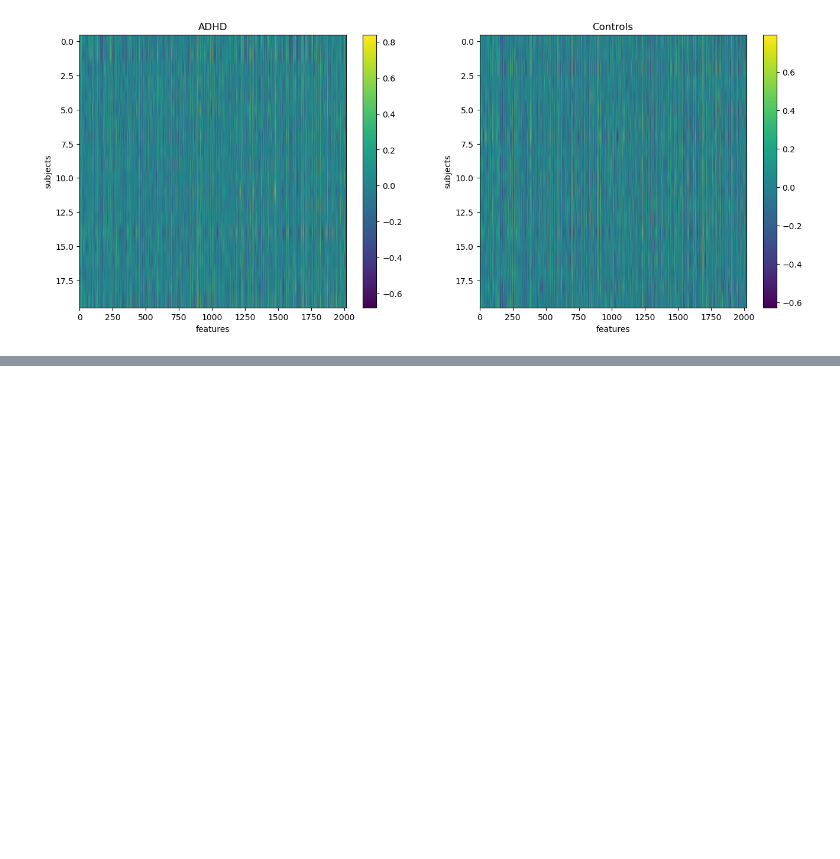
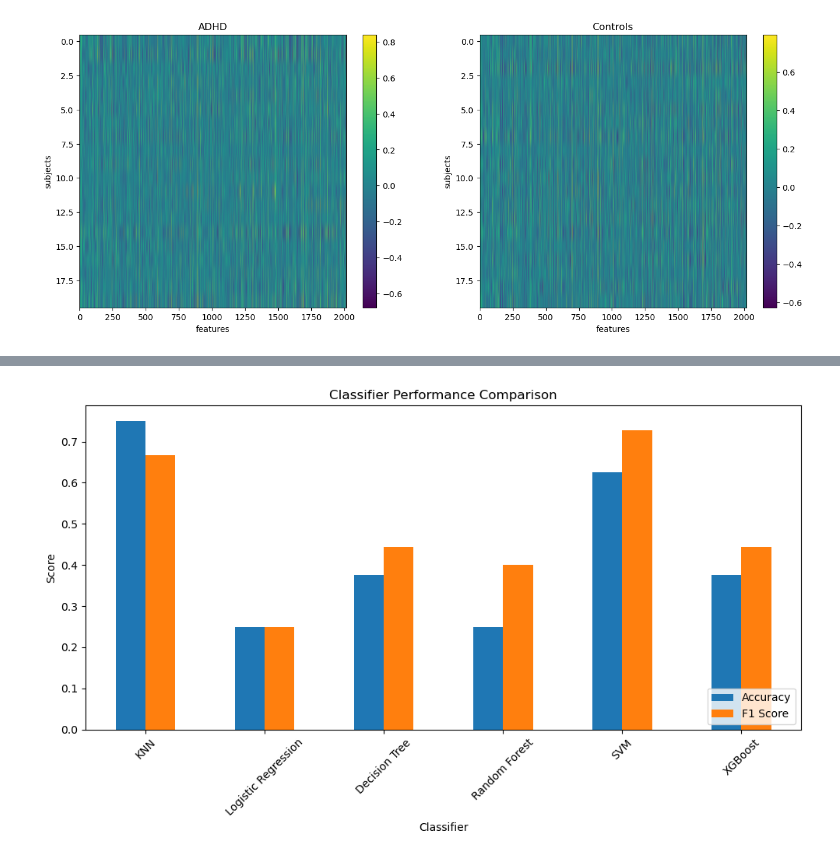
Before and after one commit to psy3019-6973-2026/Nguyen_ProjetFinal, a Jupyter notebook: projet_final.ipynb, the cells around one changed output, grey strips where cells are left out. Saved outputs shown, nothing was run; the diff lists cells and outputs as text; code cells hidden in the pictures; blank space fills up the shorter version.

```diff
--- a/projet_final.ipynb
+++ b/projet_final.ipynb
@@ -304,0 +327,10 @@ Text(0, 0.5, 'subjects')
+# %%
+# Initialize classifiers
+classifiers = {
+    "KNN": KNeighborsClassifier(n_neighbors=5),
+    "Logistic Regression": LogisticRegression(),
+    "Decision Tree": DecisionTreeClassifier(),
+    "Random Forest": RandomForestClassifier(),
+    "SVM": SVC(),
+    "XGBoost": xgb.XGBClassifier(objective='binary:logistic', eval_metric='logloss')
+}
@@ -304,0 +384,17 @@ Text(0, 0.5, 'subjects')
+# %%
+# Create a DataFrame from results
+results_df = pd.DataFrame(results).T
+
+# Plot accuracy and F1 score for each model
+results_df.plot(kind='bar', figsize=(10, 6))
+plt.title('Classifier Performance Comparison')
+plt.xlabel('Classifier')
+plt.ylabel('Score')
+plt.xticks(rotation=45)
+plt.legend(loc='lower right')
+plt.tight_layout()
+
+plt.savefig('classifier_performance_comparison.png')
+plt.show()
+# %% [output]
+[figure, added]
```
Also changed, not shown: parts of 6 cells of this notebook.
